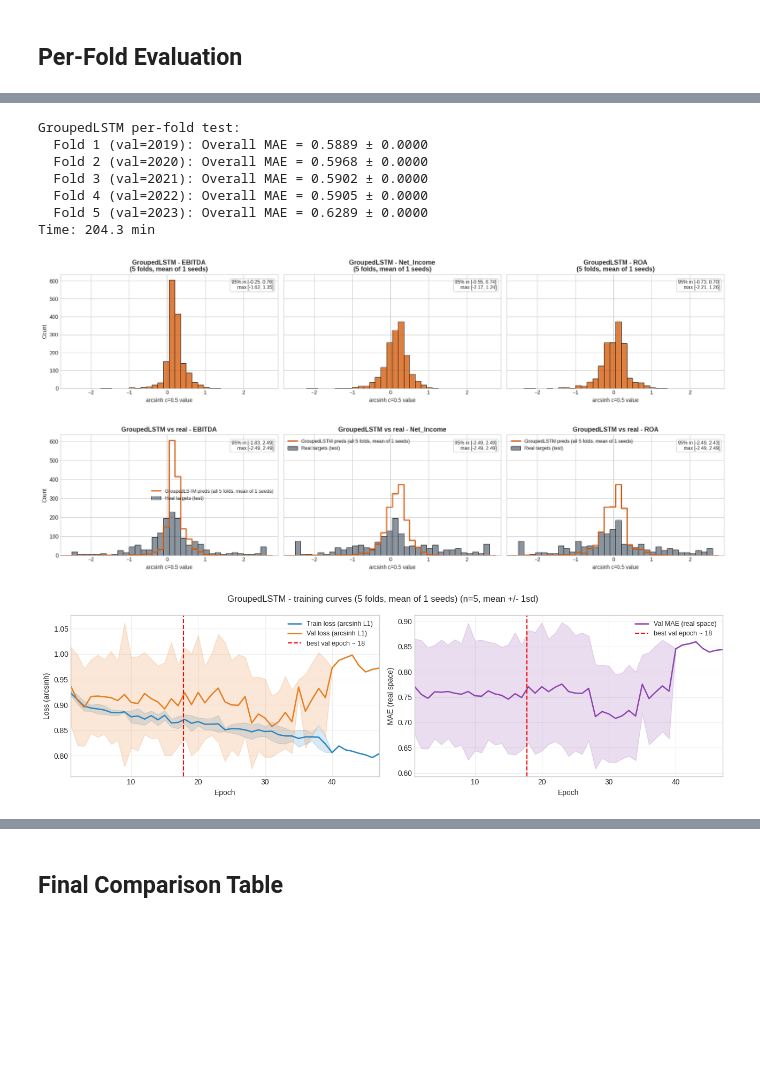
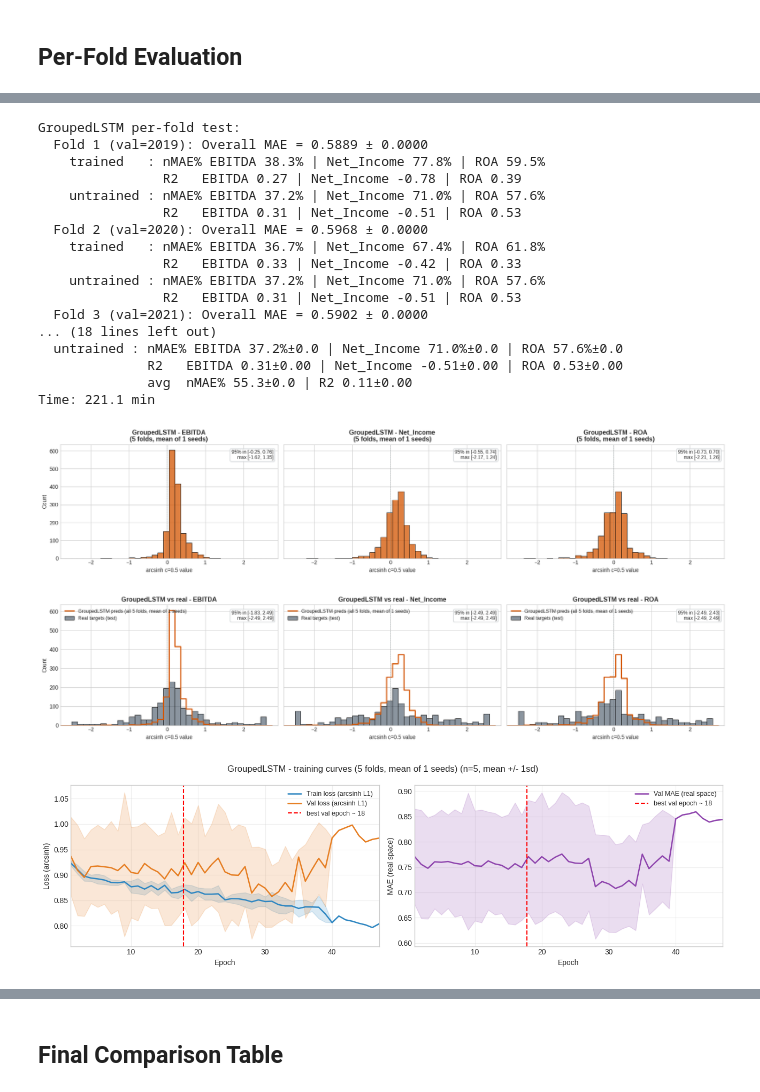
Before and after one commit to dvdbaggio/Mixed-Frequency-Forecasting, a Jupyter notebook: Model/lstm_with_regularization_arcsinh.ipynb, the cells around one changed output, grey strips where cells are left out. Drawn from its saved outputs; the diff is of its cells as text; code cells hidden in the pictures; blank space fills up the shorter version.

```diff
--- a/Model/lstm_with_regularization_arcsinh.ipynb
+++ b/Model/lstm_with_regularization_arcsinh.ipynb
@@ -1635,7 +1791,7 @@ def _plot_predictions_vs_targets(yp, yt, mask, model_name, tag):
                          element='step', fill=False, linewidth=2.0,
                          label=f'{model_name} preds ({tag})')
             _style_pred_axis(ax, real, f"{model_name} vs real - {target}")
-            ax.legend(fontsize=9)
+            ax.legend(fontsize=9, loc='upper left')
             if i == 0:
                 ax.set_ylabel('Count')
             else:
@@ -2231,10 +2566,17 @@ def run_per_fold_final_grouped(make_model_fn, params, n_seeds=1, collect_preds=T
         targets_arr = None
         masks_arr = None
         histories = {}
+        raw_trained = {t: {"nmae_pct": [], "r2": []} for t in PREDICTION_TARGETS}
+        raw_untrained = {t: {"nmae_pct": [], "r2": []} for t in PREDICTION_TARGETS}
         for s in range(n_seeds):
             np.random.seed(SEED + s); torch.manual_seed(SEED + s)
             model_u, _, _, te_loader_u = make_model_fn(tr_df, va_df, params)
             yp_u, yt = collect_predictions_grouped(model_u, te_loader_u) if collect_preds else (None, None)
+            yp_u_aligned = collect_predictions_aligned_grouped(model_u, te_loader_u)
+            _rm_u = raw_mae_yoy(yp_u_aligned, test_meta)
+            for _k, _v in _rm_u.items():
+                raw_untrained[_k]["nmae_pct"].append(_v["nmae_pct"])
+                raw_untrained[_k]["r2"].append(_v["r2"])
             del model_u
             np.random.seed(SEED + s); torch.manual_seed(SEED + s)
             model, tr_loader, va_loader, te_loader = make_model_fn(tr_df, va_df, params)
@@ -2243,6 +2585,11 @@ def run_per_fold_final_grouped(make_model_fn, params, n_seeds=1, collect_preds=T
                 model, tr_loader, va_loader, optimizer, collect_history=True)
             test_res = evaluate_grouped_loader(model, te_loader)
             seed_maes.append(test_res)
+            yp_t_aligned = collect_predictions_aligned_grouped(model, te_loader)
+            _rm_t = raw_mae_yoy(yp_t_aligned, test_meta)
+            for _k, _v in _rm_t.items():
+                raw_trained[_k]["nmae_pct"].append(_v["nmae_pct"])
+                raw_trained[_k]["r2"].append(_v["r2"])
             if collect_preds:
                 yp_t, yt_chk, mask_chk = collect_predictions_arcsinh_grouped(model, te_loader)
                 targets_arr = yt_chk
@@ -2256,37 +2603,56 @@ def run_per_fold_final_grouped(make_model_fn, params, n_seeds=1, collect_preds=T
             'seed_maes': seed_maes,
             'preds_untrained': preds_u_dict,
             'preds_trained': preds_t_dict,
             'targets': targets_arr,
             'masks': masks_arr,
             'histories': histories,
+            'raw_trained': raw_trained,
+            'raw_untrained': raw_untrained,
         }
         maes_overall = [m['Overall'] for m in seed_maes]
         print(f"  Fold {fi} (val={val_year}): "
               f"Overall MAE = {np.mean(maes_overall):.4f} \u00b1 {np.std(maes_overall):.4f}")
+        print_fold_raw(raw_trained, 'trained')
+        if collect_preds:
+            print_fold_raw(raw_untrained, 'untrained')
+    print('  Cross-fold raw-scale (mean of seeds per fold, then across folds):')
+    print_cross_fold_raw([per_fold[i]['raw_trained'] for i in sorted(per_fold)], 'trained')
+    if collect_preds:
+        print_cross_fold_raw([per_fold[i]['raw_untrained'] for i in sorted(per_fold)], 'untrained')
     return per_fold
 
 if not params_D:
     raise RuntimeError(
         "Model D Optuna results are empty. Run the Model D Optuna cell and fill"
         "_OPTUNA_RESULTS_D before running this cell."
     )
 print("GroupedLSTM per-fold test:")
 _t0 = _time.time()
 per_fold_D = run_per_fold_final_grouped(make_grouped_loaders_for_fold, params_D, n_seeds=1)  # 1 seed because takes longer
 print(f"Time: {(_time.time()-_t0)/60:.1f} min")
 plot_prediction_distributions_agg(per_fold_D, "GroupedLSTM")
 plot_predictions_vs_targets_agg(per_fold_D, "GroupedLSTM")
 plot_training_curves_agg(per_fold_D, "GroupedLSTM")
 # %% [output]
 GroupedLSTM per-fold test:
   Fold 1 (val=2019): Overall MAE = 0.5889 ± 0.0000
+    trained   : nMAE% EBITDA 38.3% | Net_Income 77.8% | ROA 59.5%
+                R2   EBITDA 0.27 | Net_Income -0.78 | ROA 0.39
+    untrained : nMAE% EBITDA 37.2% | Net_Income 71.0% | ROA 57.6%
+                R2   EBITDA 0.31 | Net_Income -0.51 | ROA 0.53
   Fold 2 (val=2020): Overall MAE = 0.5968 ± 0.0000
+    trained   : nMAE% EBITDA 36.7% | Net_Income 67.4% | ROA 61.8%
+                R2   EBITDA 0.33 | Net_Income -0.42 | ROA 0.33
+    untrained : nMAE% EBITDA 37.2% | Net_Income 71.0% | ROA 57.6%
+                R2   EBITDA 0.31 | Net_Income -0.51 | ROA 0.53
   Fold 3 (val=2021): Overall MAE = 0.5902 ± 0.0000
-  Fold 4 (val=2022): Overall MAE = 0.5905 ± 0.0000
-  Fold 5 (val=2023): Overall MAE = 0.6289 ± 0.0000
-Time: 204.3 min
+... (18 lines left out)
+  untrained : nMAE% EBITDA 37.2%±0.0 | Net_Income 71.0%±0.0 | ROA 57.6%±0.0
+              R2   EBITDA 0.31±0.00 | Net_Income -0.51±0.00 | ROA 0.53±0.00
+              avg  nMAE% 55.3±0.0 | R2 0.11±0.00
+Time: 221.1 min
 [figure]
-[figure, old version]
+[figure, new version]
 [figure]
 # %%
 SINGLE_SPLIT = {
```
Also changed, not shown: parts of 18 cells of this notebook.
